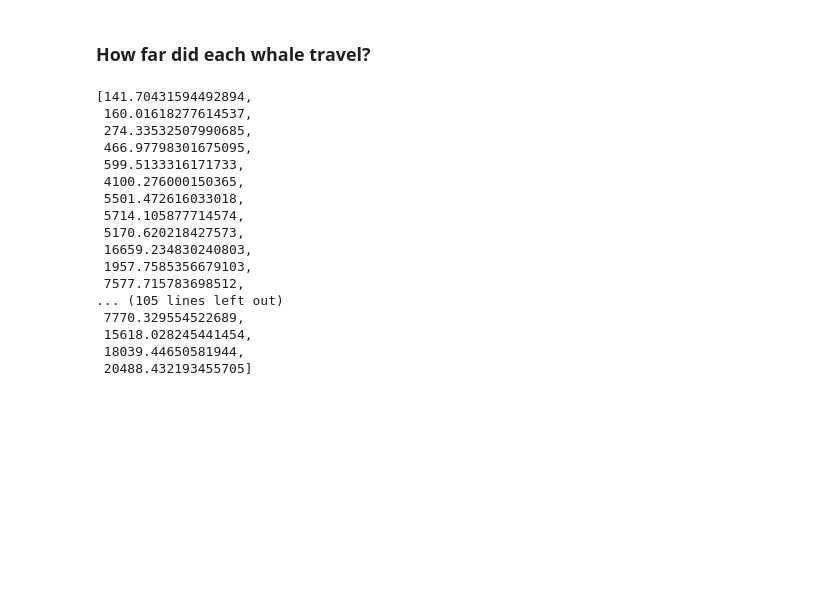
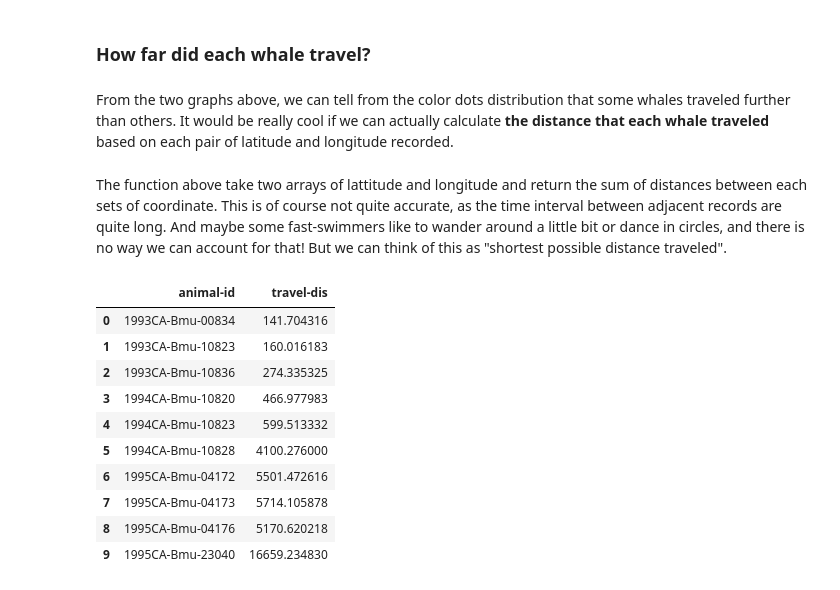
Before and after one commit to gigglypear/movebank_explore, a Jupyter notebook: code/Movebank Data Analysis Attempt.ipynb, the cells around one changed output. Drawn from its saved outputs; the diff is of its cells as text; code cells hidden in the pictures; blank space fills up the shorter version.

```diff
--- a/code/Movebank Data Analysis Attempt.ipynb
+++ b/code/Movebank Data Analysis Attempt.ipynb
@@ -480,5 +453,7 @@ df
 # %% [markdown]
 ### How far did each whale travel?
+# %% [markdown]
+From the two graphs above, we can tell from the color dots distribution that some whales traveled further than others. It would be really cool if we can actually calculate __the distance that each whale traveled__ based on each pair of latitude and longitude recorded.
 # %%
 def travelDis(lat, long):
     # use Haversine formula to calculate distance between two points on earth given lat and long
@@ -493,32 +468,29 @@ def travelDis(lat, long):
     c = 2 * np.arctan2(np.sqrt(a), np.sqrt(1-a))
     d = R * c
     return d.sum()
+# %% [markdown]
+The function above take two arrays of lattitude and longitude and return the sum of distances between each sets of coordinate. This is of course not quite accurate, as the time interval between adjacent records are quite long. And maybe some fast-swimmers like to wander around a little bit or dance in circles, and there is no way we can account for that! But we can think of this as "shortest possible distance traveled".
 # %%
 animal_id = whale_clean['animal-id'].unique()
 travel_dis = [];
 for i in np.arange(animal_id.size):
     df = whale_clean.loc[lambda whale_clean: whale_clean['animal-id'] == animal_id[i]];
     lat = df['location-lat'].__array__()
     long = df['location-long'].__array__()
     dis = travelDis(lat, long)
     travel_dis.append(dis)
 
-id_vs_table = ['travel_dis',travel_dis
+id_vs_dis = pd.DataFrame({'animal-id':animal_id, 'travel-dis':travel_dis})
+id_vs_dis.head(10)
 # %% [output]
-[141.70431594492894,
- 160.01618277614537,
- 274.33532507990685,
- 466.97798301675095,
- 599.5133316171733,
- 4100.276000150365,
- 5501.472616033018,
- 5714.105877714574,
- 5170.620218427573,
- 16659.234830240803,
- 1957.7585356679103,
- 7577.715783698512,
-... (105 lines left out)
- 7770.329554522689,
- 15618.028245441454,
- 18039.44650581944,
- 20488.432193455705]
+|  | animal-id | travel-dis |
+| 0 | 1993CA-Bmu-00834 | 141.704316 |
+| 1 | 1993CA-Bmu-10823 | 160.016183 |
+| 2 | 1993CA-Bmu-10836 | 274.335325 |
+| 3 | 1994CA-Bmu-10820 | 466.977983 |
+| 4 | 1994CA-Bmu-10823 | 599.513332 |
+| 5 | 1994CA-Bmu-10828 | 4100.276000 |
+| 6 | 1995CA-Bmu-04172 | 5501.472616 |
+| 7 | 1995CA-Bmu-04173 | 5714.105878 |
+| 8 | 1995CA-Bmu-04176 | 5170.620218 |
+| 9 | 1995CA-Bmu-23040 | 16659.234830 |
```
Also changed, not shown: parts of 19 cells of this notebook.
